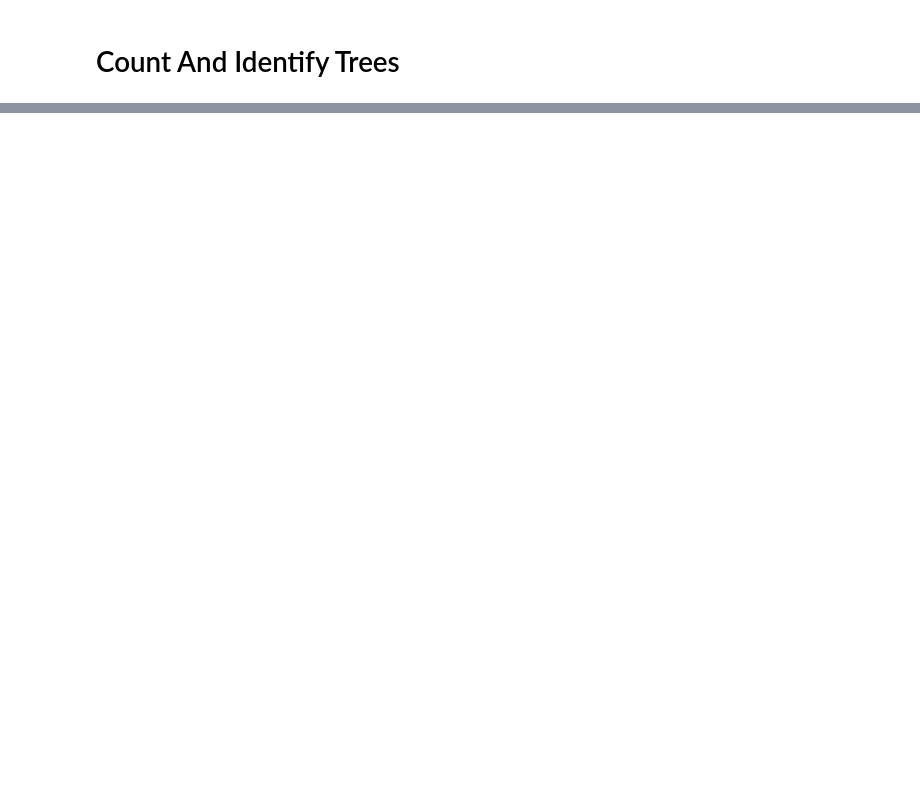
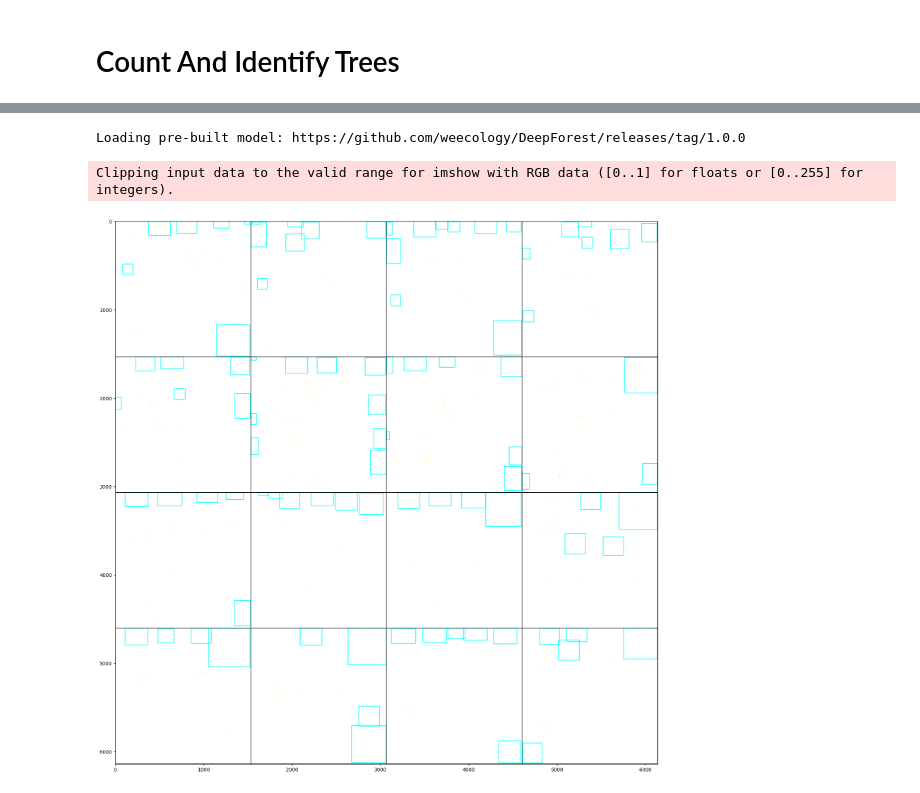
Before and after one commit to hakanonal/treecounter, a Jupyter notebook: main.ipynb, the cells around one changed output, grey strips where cells are left out. Drawn from its saved outputs; the diff is of its cells as text; code cells hidden in the pictures; blank space fills up the shorter version.

Commit message:
feat: trying to discpver and compare the sequance of images and hits.

```diff
--- a/main.ipynb
+++ b/main.ipynb
@@ -124,7 +126,7 @@ def generateGeoCodeImage(videoFileName,second,latidute,longitude):
         'height': size,
         'count': 3,
         'crs': rasterio.crs.CRS.from_epsg(4326),  # Set the CRS to EPSG: 4326 (WGS 84)
-        'transform': from_origin(latidute, longitude, 0.1, 0.1)  # Set the latitude and longitude coordinates as the origin
+        'transform': from_origin(latidute, longitude, 0.7, 0.7)  # Set the latitude and longitude coordinates as the origin
     }
 
     # Create the GeoTIFF file
@@ -138,12 +140,12 @@ def generateGeoCodeImage(videoFileName,second,latidute,longitude):
 
     src.close()
 # %%
-class DeepForestWrapper:
+class AI:
     def __init__(self):
         self.main = main.deepforest()
         self.main.use_release(check_release=False)
 
-    def predict(self,videoFileName,second):
+    def predictAsDf(self,videoFileName,second):
         config = prepareEnv(videoFileName)
         path = '%s/geo_%05d.tiff'%(config['geoImgsPath'],second)
         r = rasterio.open(path)
@@ -155,7 +157,7 @@ class DeepForestWrapper:
         gdf = utilities.annotations_to_shapefile(df, transform=transform, crs=crs)
         return gdf
 
-    def plot(self,videoFileName,second):
+    def predictAsImg(self,videoFileName,second):
         config = prepareEnv(videoFileName)
         path = '%s/geo_%05d.tiff'%(config['geoImgsPath'],second)
         return self.main.predict_image(path=path,return_plot=True,thickness=5)
@@ -207,6 +174,0 @@ frame=   24 fps=0.7 q=-0.0 size=N/A time=00:00:23.00 bitrate=N/A dup=0 drop=607
-# %%
-ai = DeepForestWrapper()
-for i in range(190,200):
-    generateGeoCodeImage(videoFileName,i,metaData.latitude[i],metaData.longitude[i])
-    img = ai.plot(videoFileName,i)
-    plt.imshow(img[:,:,::-1])
@@ -216,0 +175,27 @@ Loading pre-built model: https://github.com/weecology/DeepForest/releases/tag/1.
+# %%
+tile = 4
+size=1530
+margin=5
+results = []
+row=[]
+
+ai = AI()
+for k in range(190,206):
+    generateGeoCodeImage(videoFileName,k,metaData.latitude[k],metaData.longitude[k])
+    img = ai.predictAsImg(videoFileName,k)
+    i = ((k-190) // tile)
+    j = (k-190) % tile
+    row.append(img[:,:,::-1])
+    row.append(np.zeros((size,margin,3),dtype=int))
+    if j == (tile - 1):
+        rows = np.concatenate(row, axis=1 )
+        results.append(rows)
+        results.append(np.zeros((margin,(size+margin)*tile,3),dtype=int))
+        row=[]
+results = np.concatenate(results, axis=0 )
+
+
+plt.figure(figsize=(20, 20))
+plt.imshow(results)
+plt.show()
+# %% [output]
@@ -216,0 +203,3 @@ Loading pre-built model: https://github.com/weecology/DeepForest/releases/tag/1.
+Loading pre-built model: https://github.com/weecology/DeepForest/releases/tag/1.0.0
+Clipping input data to the valid range for imshow with RGB data ([0..1] for floats or [0..255] for integers).
+[figure, added]
```
Also changed, not shown: parts of 6 cells of this notebook, 1 other file.
